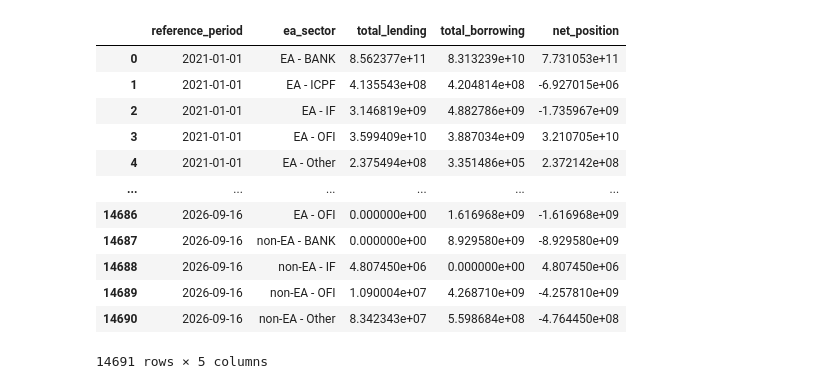
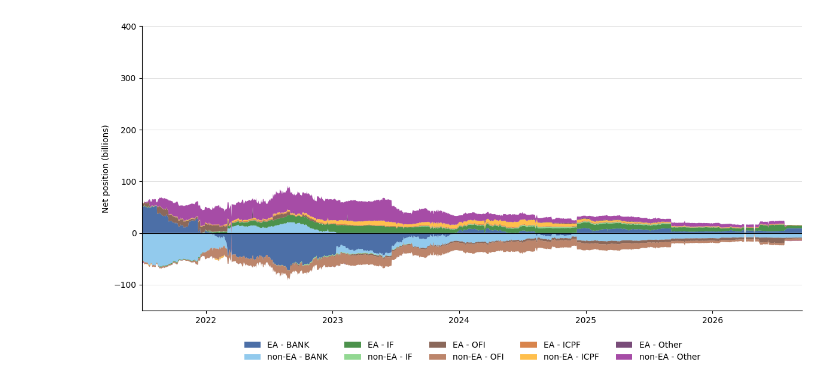
Before and after one commit to FelixHrms/HFStrat, a Jupyter notebook: code/net_positions_sec_lending.ipynb, the cells around one changed output. Drawn from its saved outputs; the diff is of its cells as text; code cells hidden in the pictures.

```diff
--- a/code/net_positions_sec_lending.ipynb
+++ b/code/net_positions_sec_lending.ipynb
@@ -68,18 +70,53 @@ ORDER BY reference_period, ea_sector;
 """
 df_us = pd.read_sql_query(query, cnxn)
 # %%
-df_us
+import matplotlib.pyplot as plt
+import numpy as np
+
+# Stacked area chart of net securities lending positions in US bonds by sector,
+# same look as the German futures sector chart in the slides: positives stack
+# upwards, negatives downwards, one hue per sector, EA darker and non-EA lighter
+
+df_plot = df_us.copy()
+df_plot['reference_period'] = pd.to_datetime(df_plot['reference_period'])
+df_plot['net_bn'] = df_plot['net_position'] / 1e9
+
+order = ['EA - BANK', 'non-EA - BANK',
+         'EA - IF', 'non-EA - IF',
+         'EA - OFI', 'non-EA - OFI',
+         'EA - ICPF', 'non-EA - ICPF',
+         'EA - Other', 'non-EA - Other']
+colors = {'EA - BANK': (0/255, 50/255, 130/255),      'non-EA - BANK': (100/255, 180/255, 230/255),
+          'EA - IF': (0/255, 100/255, 0/255),         'non-EA - IF': (100/255, 200/255, 100/255),
+          'EA - OFI': (90/255, 40/255, 20/255),       'non-EA - OFI': (160/255, 82/255, 45/255),
+          'EA - ICPF': (200/255, 80/255, 0/255),      'non-EA - ICPF': (255/255, 165/255, 0/255),
+          'EA - Other': (64/255, 0/255, 64/255),      'non-EA - Other': (128/255, 0/255, 128/255)}
+
+pivot = (df_plot.pivot_table(index='reference_period', columns='ea_sector',
+                             values='net_bn', aggfunc='sum', fill_value=0)
+                .reindex(columns=order, fill_value=0)
+                .sort_index())
+
+pos = pivot.clip(lower=0)
+neg = pivot.clip(upper=0)
+
+fig, ax = plt.subplots(figsize=(12, 6))
+ax.stackplot(pos.index, pos.T.values, labels=order, colors=[colors[s] for s in order], alpha=0.7, linewidth=0)
+ax.stackplot(neg.index, neg.T.values, colors=[colors[s] for s in order], alpha=0.7, linewidth=0)
+ax.axhline(0, color='black', linewidth=0.8)
+
+ax.set_ylabel('Net position (billions)')
+ax.set_xlabel('')
+ax.set_ylim(-150,400)
+ax.margins(x=0)
+ax.grid(axis='y', color='0.85', linewidth=0.6)
+ax.set_axisbelow(True)
+for side in ['top', 'right']:
+    ax.spines[side].set_visible(False)
+ax.legend(loc='upper center', bbox_to_anchor=(0.5, -0.08), ncol=5, frameon=False)
+
+plt.tight_layout()
+plt.savefig('Figures\\net_sec_lending_US_sectors.png', dpi=270, bbox_inches='tight')
+plt.show()
 # %% [output]
-|  | reference_period | ea_sector | total_lending | total_borrowing | net_position |
-| 0 | 2021-01-01 | EA - BANK | 8.562377e+11 | 8.313239e+10 | 7.731053e+11 |
-| 1 | 2021-01-01 | EA - ICPF | 4.135543e+08 | 4.204814e+08 | -6.927015e+06 |
-| 2 | 2021-01-01 | EA - IF | 3.146819e+09 | 4.882786e+09 | -1.735967e+09 |
-| 3 | 2021-01-01 | EA - OFI | 3.599409e+10 | 3.887034e+09 | 3.210705e+10 |
-| 4 | 2021-01-01 | EA - Other | 2.375494e+08 | 3.351486e+05 | 2.372142e+08 |
-| ... | ... | ... | ... | ... | ... |
-| 14686 | 2026-09-16 | EA - OFI | 0.000000e+00 | 1.616968e+09 | -1.616968e+09 |
-| 14687 | 2026-09-16 | non-EA - BANK | 0.000000e+00 | 8.929580e+09 | -8.929580e+09 |
-| 14688 | 2026-09-16 | non-EA - IF | 4.807450e+06 | 0.000000e+00 | 4.807450e+06 |
-| 14689 | 2026-09-16 | non-EA - OFI | 1.090004e+07 | 4.268710e+09 | -4.257810e+09 |
-| 14690 | 2026-09-16 | non-EA - Other | 8.342343e+07 | 5.598684e+08 | -4.764450e+08 |
-14691 rows × 5 columns
+[figure, added]
```
Also changed, not shown: parts of 4 cells of this notebook.
